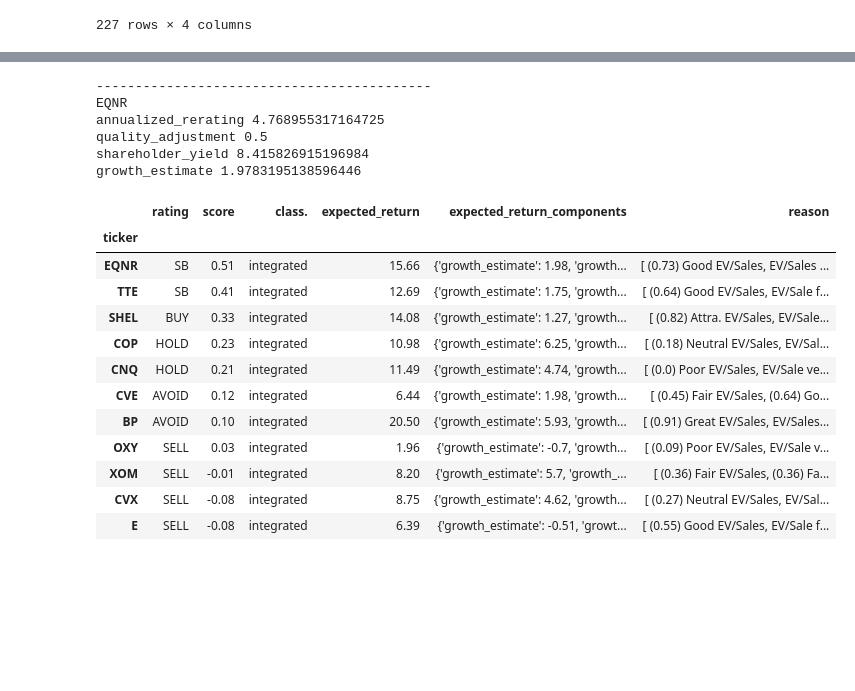
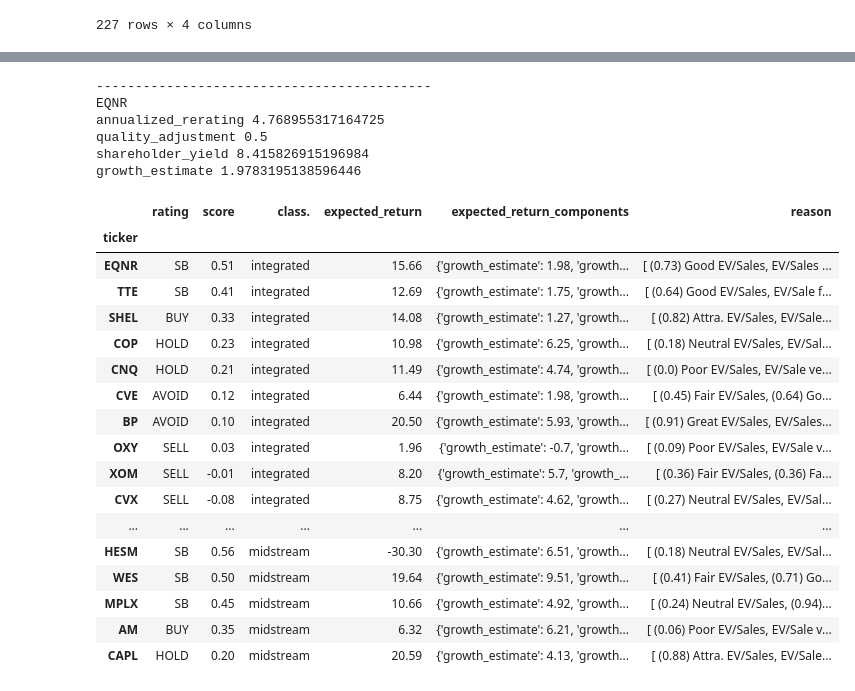
Before and after one commit to halfonso03/Stock-screener, a Jupyter notebook: energy_analysis.ipynb, the cells around one changed output, grey strips where cells are left out. Cells and saved outputs as stored; diff of their text form; code cells hidden in the pictures; blank space fills up the shorter version.

```diff
--- a/energy_analysis.ipynb
+++ b/energy_analysis.ipynb
@@ -707,15 +707,15 @@ def get_formatted_data(sector_df, trace = False):
                     shareholder_yield = dividend_yield_recent + buyback_ratio + debt_paydown_yield_recent
                     shareholder_yields.append(shareholder_yield)
 
-                    # if ticker == 'OXY':
-                    #     print ('debt oldest', np.median(net_debt_fy_h[:3]))
-                    #     print ('debt latest', np.median(net_debt_fy_h[-3:]))
-                    #     print ('net_debt_fy_h', net_debt_fy_h)
-                    #     print ('annualized_share_change', annualized_share_change)
-                    #     print ('debt_reduction_pct', debt_reduction_pct)
-                    #     print ('buyback_ratio',buyback_ratio)
-                    #     print ('dividend_yield_recent',dividend_yield_recent)
-                    #     print ('shareholder_yield',shareholder_yield)
+                    if ticker == 'HESM':
+                        print ('debt oldest', np.median(net_debt_fy_h[:3]))
+                        print ('debt latest', np.median(net_debt_fy_h[-3:]))
+                        print ('net_debt_fy_h', net_debt_fy_h)
+                        print ('annualized_share_change', annualized_share_change)
+                        print ('debt_reduction_pct', debt_reduction_pct)
+                        print ('buyback_ratio',buyback_ratio)
+                        print ('dividend_yield_recent',dividend_yield_recent)
+                        print ('shareholder_yield',shareholder_yield)
 
 
 
@@ -2385,36 +2380,42 @@ metrics = {
             "stability": True,"bc": True, "compounder": True,
             "roic": True, "interest_coverage": True, "op_margin": True, "fcf_yield": True,
             "nd_ebit": True,  "pr1yr": True, "rev_growth": True, "current_ratio": True, "fcf_h": True, "ev_to_ebitda": True,
             "fcf_p_share": True, "buyback_ratio": True, "ebitda_margin":True, "ev_to_sales": True, "pe": True, "dy": True,
             "div_payout": True, "eps": True, "shareholder_yield": True          }
 results = evaluate_energy_stocks(df_3.index.tolist(), dict_3, metrics)
 df_6 = get_results_report(results)
-mask = (df_6['class.'] == 'integrated')
+# mask = (df_6['class.'] == 'integrated')
+mask = (df_6['class.'] ==  df_6['class.'])
 last_col = df_6.columns[-1]
 df_6.style.set_properties(subset=[df_6.columns[0]], **{'width': '100px'})
 df_6.style.set_properties(subset=[last_col], **{'width': '1000px'})
-df_6[mask].sort_values(by=['class.','score'], ascending=[True,False])
+df_6[mask].sort_values(by=['class.','score'], ascending=[True,False]).head(20)
 # pprint.pprint (results['BP'])
 # %% [output]
 -------------------------------------------
 EQNR
 annualized_rerating 4.768955317164725
 quality_adjustment 0.5
 shareholder_yield 8.415826915196984
 growth_estimate 1.9783195138596446
 |  | rating | score | class. | expected_return | expected_return_components | reason |
 | ticker |  |  |  |  |  |  |
 | EQNR | SB | 0.51 | integrated | 15.66 | {'growth_estimate': 1.98, 'growth... | [ (0.73) Good EV/Sales, EV/Sales ... |
 | TTE | SB | 0.41 | integrated | 12.69 | {'growth_estimate': 1.75, 'growth... | [ (0.64) Good EV/Sales, EV/Sale f... |
 | SHEL | BUY | 0.33 | integrated | 14.08 | {'growth_estimate': 1.27, 'growth... | [ (0.82) Attra. EV/Sales, EV/Sale... |
 | COP | HOLD | 0.23 | integrated | 10.98 | {'growth_estimate': 6.25, 'growth... | [ (0.18) Neutral EV/Sales, EV/Sal... |
 | CNQ | HOLD | 0.21 | integrated | 11.49 | {'growth_estimate': 4.74, 'growth... | [ (0.0) Poor EV/Sales, EV/Sale ve... |
 | CVE | AVOID | 0.12 | integrated | 6.44 | {'growth_estimate': 1.98, 'growth... | [ (0.45) Fair EV/Sales, (0.64) Go... |
 | BP | AVOID | 0.10 | integrated | 20.50 | {'growth_estimate': 5.93, 'growth... | [ (0.91) Great EV/Sales, EV/Sales... |
 | OXY | SELL | 0.03 | integrated | 1.96 | {'growth_estimate': -0.7, 'growth... | [ (0.09) Poor EV/Sales, EV/Sale v... |
 | XOM | SELL | -0.01 | integrated | 8.20 | {'growth_estimate': 5.7, 'growth_... | [ (0.36) Fair EV/Sales, (0.36) Fa... |
 | CVX | SELL | -0.08 | integrated | 8.75 | {'growth_estimate': 4.62, 'growth... | [ (0.27) Neutral EV/Sales, EV/Sal... |
-| E | SELL | -0.08 | integrated | 6.39 | {'growth_estimate': -0.51, 'growt... | [ (0.55) Good EV/Sales, EV/Sale f... |
+| ... | ... | ... | ... | ... | ... | ... |
+| HESM | SB | 0.56 | midstream | -30.30 | {'growth_estimate': 6.51, 'growth... | [ (0.18) Neutral EV/Sales, EV/Sal... |
+| WES | SB | 0.50 | midstream | 19.64 | {'growth_estimate': 9.51, 'growth... | [ (0.41) Fair EV/Sales, (0.71) Go... |
+| MPLX | SB | 0.45 | midstream | 10.66 | {'growth_estimate': 4.92, 'growth... | [ (0.24) Neutral EV/Sales, (0.94)... |
+| AM | BUY | 0.35 | midstream | 6.32 | {'growth_estimate': 6.21, 'growth... | [ (0.06) Poor EV/Sales, EV/Sale v... |
+| CAPL | HOLD | 0.20 | midstream | 20.59 | {'growth_estimate': 4.13, 'growth... | [ (0.88) Attra. EV/Sales, EV/Sale... |
 # %%
 
 def get_results_report(results):
```
Also changed, not shown: parts of 2 cells of this notebook.
